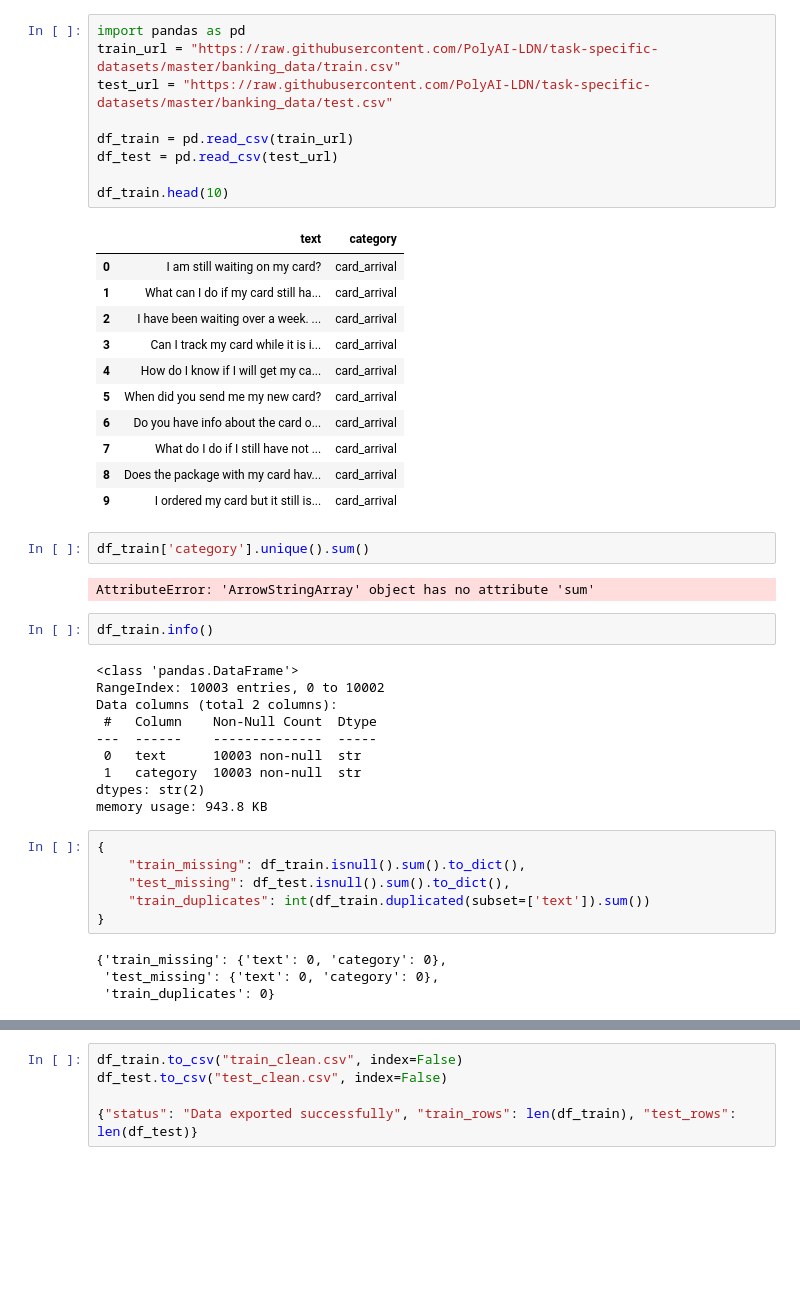
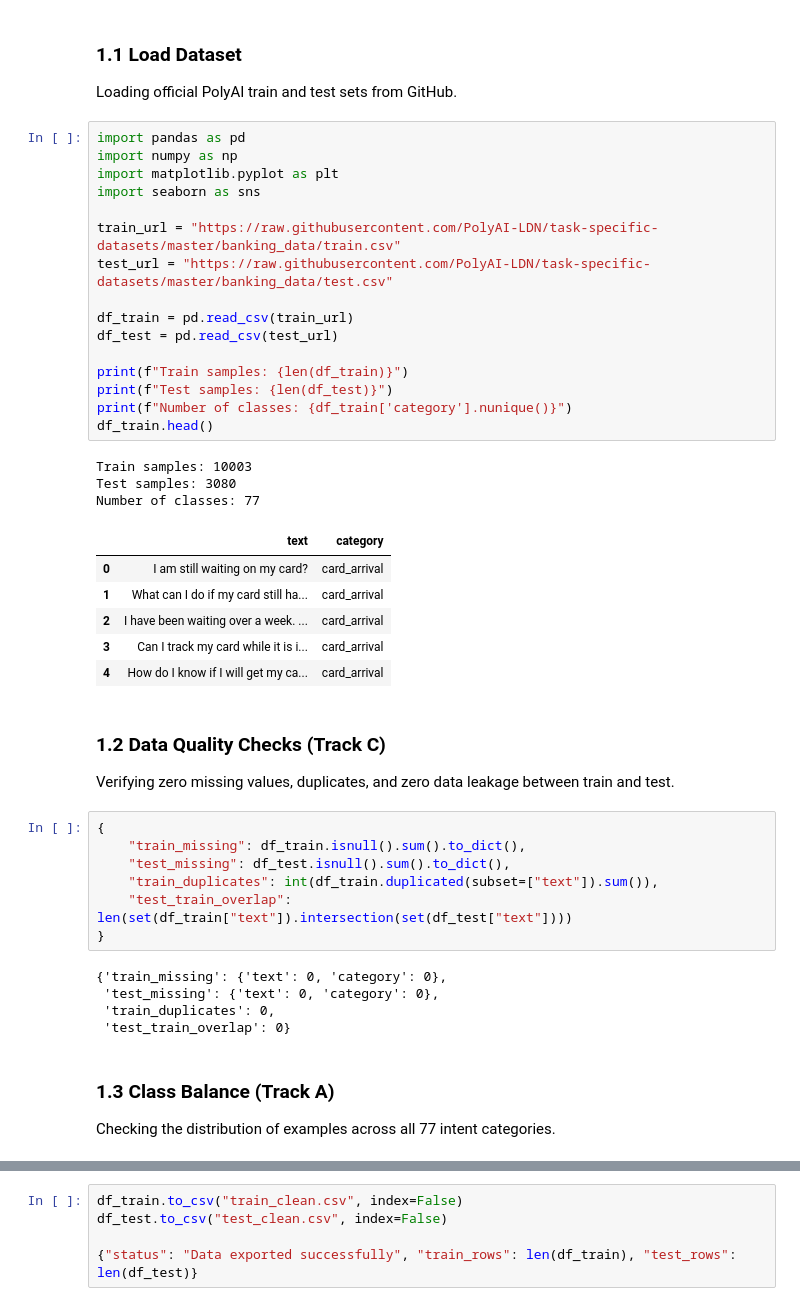
Before and after one commit to uSebaa/IDRAK-Project, a Jupyter notebook: IDRAK.ipynb, the cells around one changed output, grey strips where cells are left out. Saved outputs shown, nothing was run; the diff lists cells and outputs as text; blank space fills up the shorter version.

```diff
--- a/IDRAK.ipynb
+++ b/IDRAK.ipynb
@@ -4,48 +16,48 @@
+# %% [markdown]
+### 1.1 Load Dataset
+Loading official PolyAI train and test sets from GitHub.
 # %%
 import pandas as pd
+import numpy as np
+import matplotlib.pyplot as plt
+import seaborn as sns
+
 train_url = "https://raw.githubusercontent.com/PolyAI-LDN/task-specific-datasets/master/banking_data/train.csv"
 test_url = "https://raw.githubusercontent.com/PolyAI-LDN/task-specific-datasets/master/banking_data/test.csv"
 
 df_train = pd.read_csv(train_url)
 df_test = pd.read_csv(test_url)
 
-df_train.head(10)
+print(f"Train samples: {len(df_train)}")
+print(f"Test samples: {len(df_test)}")
+print(f"Number of classes: {df_train['category'].nunique()}")
+df_train.head()
 # %% [output]
+Train samples: 10003
+Test samples: 3080
+Number of classes: 77
 |  | text | category |
 | 0 | I am still waiting on my card? | card_arrival |
 | 1 | What can I do if my card still ha... | card_arrival |
 | 2 | I have been waiting over a week. ... | card_arrival |
 | 3 | Can I track my card while it is i... | card_arrival |
 | 4 | How do I know if I will get my ca... | card_arrival |
-| 5 | When did you send me my new card? | card_arrival |
-| 6 | Do you have info about the card o... | card_arrival |
-| 7 | What do I do if I still have not ... | card_arrival |
-| 8 | Does the package with my card hav... | card_arrival |
-| 9 | I ordered my card but it still is... | card_arrival |
-# %%
-df_train['category'].unique().sum()
-# %% [output]
-AttributeError: 'ArrowStringArray' object has no attribute 'sum'
-# %%
-df_train.info()
-# %% [output]
-<class 'pandas.DataFrame'>
-RangeIndex: 10003 entries, 0 to 10002
-Data columns (total 2 columns):
- #   Column    Non-Null Count  Dtype
----  ------    --------------  -----
- 0   text      10003 non-null  str
- 1   category  10003 non-null  str
-dtypes: str(2)
-memory usage: 943.8 KB
+# %% [markdown]
+### 1.2 Data Quality Checks (Track C)
+Verifying zero missing values, duplicates, and zero data leakage between train and test.
 # %%
 {
     "train_missing": df_train.isnull().sum().to_dict(),
     "test_missing": df_test.isnull().sum().to_dict(),
-    "train_duplicates": int(df_train.duplicated(subset=['text']).sum())
+    "train_duplicates": int(df_train.duplicated(subset=["text"]).sum()),
+    "test_train_overlap": len(set(df_train["text"]).intersection(set(df_test["text"])))
 }
 # %% [output]
 {'train_missing': {'text': 0, 'category': 0},
  'test_missing': {'text': 0, 'category': 0},
- 'train_duplicates': 0}
+ 'train_duplicates': 0,
+ 'test_train_overlap': 0}
+# %% [markdown]
+### 1.3 Class Balance (Track A)
+Checking the distribution of examples across all 77 intent categories.
 # %%
```
Also changed, not shown: parts of 40 cells of this notebook.
